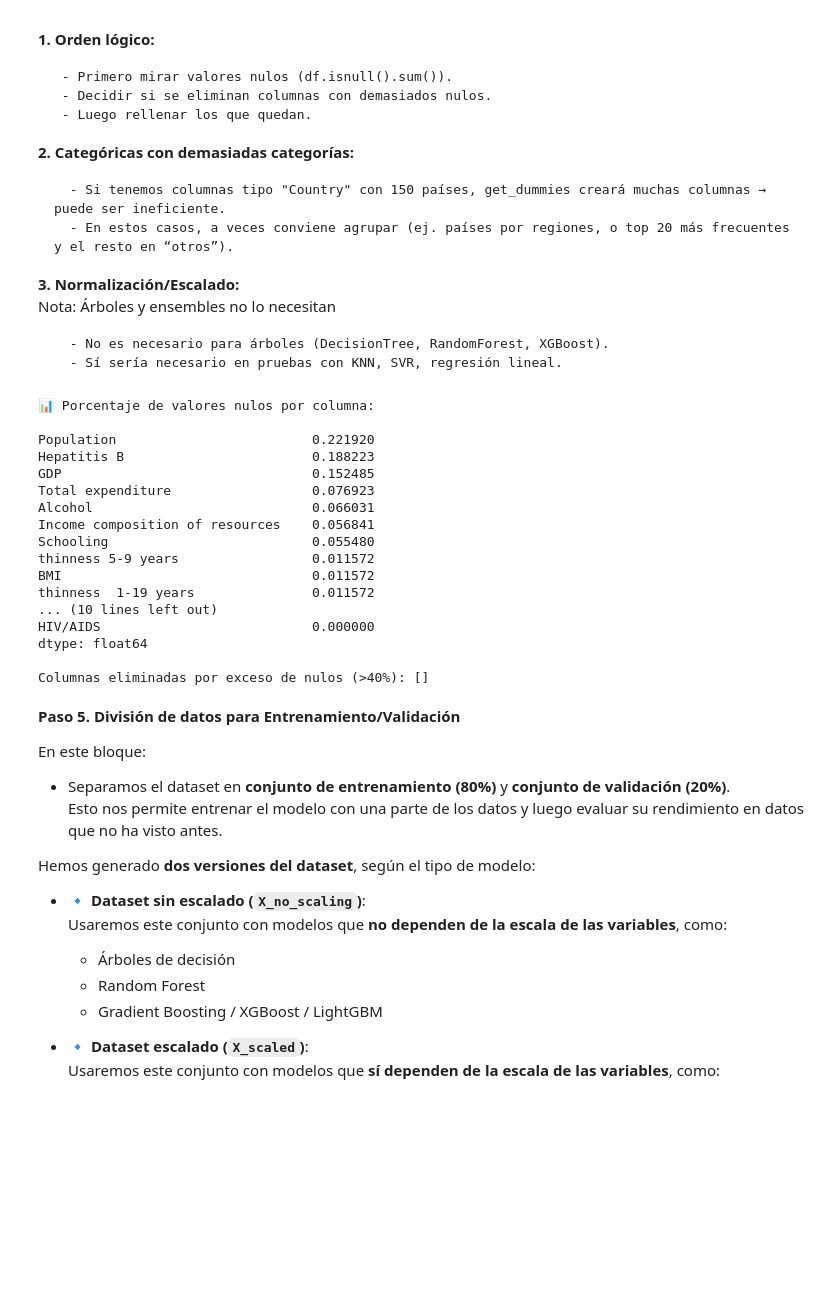
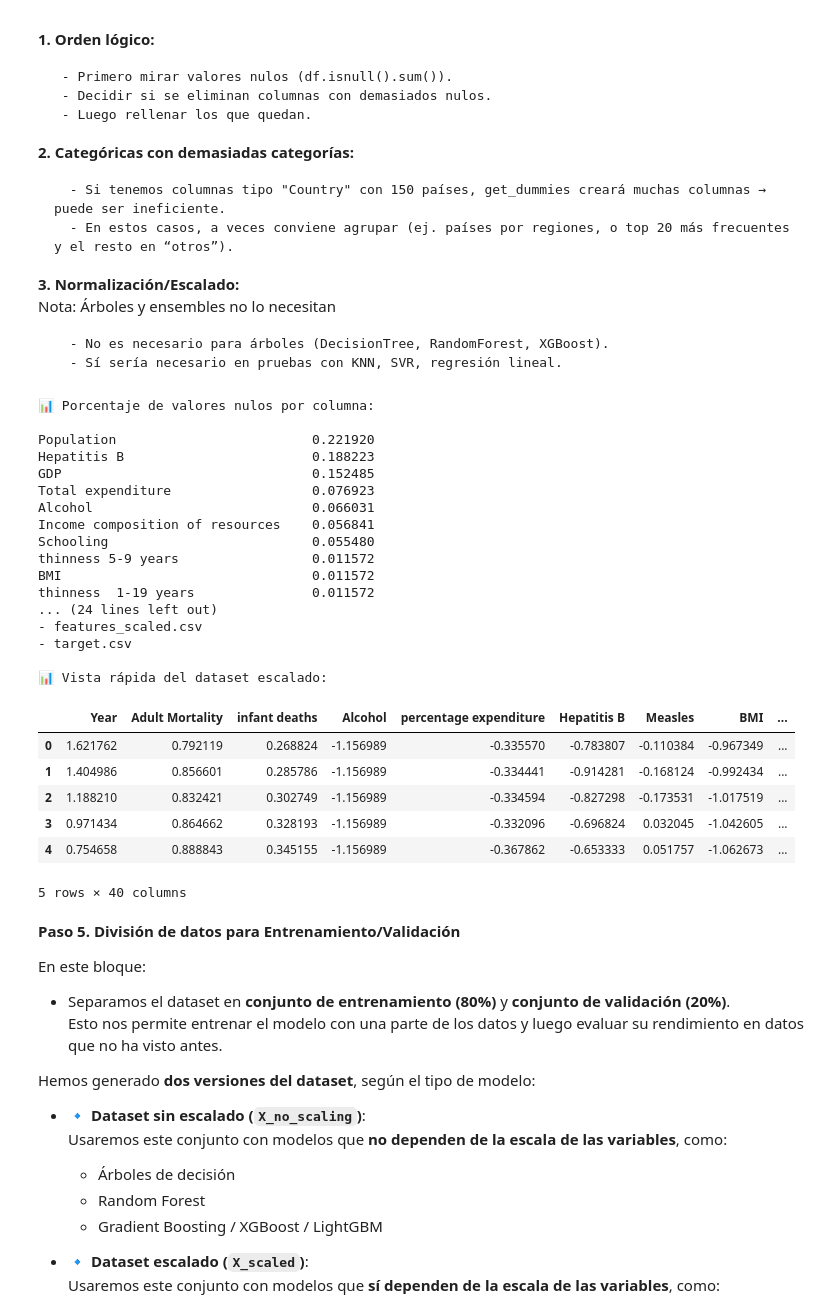
Before and after one commit to GHalfbbt/P5_G3_Regression, a Jupyter notebook: notebooks/linealregresion_decisiontree_rf.ipynb, the cells around one changed output. Cells and saved outputs as stored; diff of their text form; code cells hidden in the pictures; blank space fills up the shorter version.

Commit message:
fix: null datas in target variable (y) dataset and scalar and not scalar dataframes to Linear, Tree y Random Forest

```diff
--- a/notebooks/linealregresion_decisiontree_rf.ipynb
+++ b/notebooks/linealregresion_decisiontree_rf.ipynb
@@ -257,8 +268,11 @@ Nota: Árboles y ensembles no lo necesitan
 # 0. Separar variable objetivo
 # --------
 y = df[target_col]
+
+# Rellenar nulos de la variable objetivo
+y = y.fillna(y.median())
+
 df_features = df.drop(columns=[target_col])   # copiamos solo predictores
-
 
 # --------
 # 1. Identificar columnas con demasiados nulos
@@ -296,37 +310,80 @@ for col in df_features.select_dtypes(include=["object"]).columns:
 # --------
 # 4. One-hot encoding para categóricas
 # --------
 df_features = pd.get_dummies(df_features, drop_first=True)
 
 # --------
 # 5. Escalado (sólo para modelos sensibles a escala: regresión lineal, KNN, SVM, redes neuronales...)
 # --------
 scaler = StandardScaler()
 X_scaled = pd.DataFrame(scaler.fit_transform(df_features), columns=df_features.columns)
 
 # Guardamos dos datasets finales
 X_no_scaling = df_features.copy()   # para árboles, Random Forest, Gradient Boosting...
 
 # Sustituir en df si quieres tenerlo ya escalado
 # df = pd.concat([X_scaled, df[target_col].reset_index(drop=True)], axis=1)
+
+# ===================================
+# Verificación final de nulos en datasets
+# ===================================
+
+print("")
+print("✅ Nulos en variable objetivo (y) 'Life expectancy':", y.isnull().sum())
+
+
+print("\n🔹 Verificación en X_no_scaling:")
+print(X_no_scaling.isnull().sum().sum(), "valores nulos en total")
+
+print("\n🔹 Verificación en X_scaled:")
+print(X_scaled.isnull().sum().sum(), "valores nulos en total")
+
+# ===================================
+# Guardar copias locales de datasets procesados para análisis posteriores (no subidos a GitHub)
+# ===================================
+
+# Guardar dataset sin escalado
+X_no_scaling.to_csv("../data/features_no_scaling.csv", index=False)
+
+# Guardar dataset escalado
+X_scaled.to_csv("../data/features_scaled.csv", index=False)
+
+# También podemos guardar la variable objetivo (por claridad)
+y.reset_index(drop=True).to_csv("../data/target.csv", index=False)
+
+print("✅ Copias guardadas en la carpeta data/:")
+print("- features_no_scaling.csv")
+print("- features_scaled.csv")
+print("- target.csv")
+
+# Visualizar primeras filas del dataset escalado
+print("\n📊 Vista rápida del dataset escalado:")
+display(X_scaled.head())
 # %% [output]
 📊 Porcentaje de valores nulos por columna:
 
 Population                         0.221920
 Hepatitis B                        0.188223
 GDP                                0.152485
 Total expenditure                  0.076923
 Alcohol                            0.066031
 Income composition of resources    0.056841
 Schooling                          0.055480
 thinness 5-9 years                 0.011572
 BMI                                0.011572
 thinness  1-19 years               0.011572
-... (10 lines left out)
-HIV/AIDS                           0.000000
-dtype: float64
+... (24 lines left out)
+- features_scaled.csv
+- target.csv
 
-Columnas eliminadas por exceso de nulos (>40%): []
+📊 Vista rápida del dataset escalado:
+|  | Year | Adult Mortality | infant deaths | Alcohol | percentage expenditure | Hepatitis B | Measles | BMI | ... |
+| 0 | 1.621762 | 0.792119 | 0.268824 | -1.156989 | -0.335570 | -0.783807 | -0.110384 | -0.967349 | ... |
+| 1 | 1.404986 | 0.856601 | 0.285786 | -1.156989 | -0.334441 | -0.914281 | -0.168124 | -0.992434 | ... |
+| 2 | 1.188210 | 0.832421 | 0.302749 | -1.156989 | -0.334594 | -0.827298 | -0.173531 | -1.017519 | ... |
+| 3 | 0.971434 | 0.864662 | 0.328193 | -1.156989 | -0.332096 | -0.696824 | 0.032045 | -1.042605 | ... |
+| 4 | 0.754658 | 0.888843 | 0.345155 | -1.156989 | -0.367862 | -0.653333 | 0.051757 | -1.062673 | ... |
+5 rows × 40 columns
 # %% [markdown]
 **Paso 5. División de datos para Entrenamiento/Validación**
 
```
Also changed, not shown: parts of 4 cells of this notebook, 2 other files.
